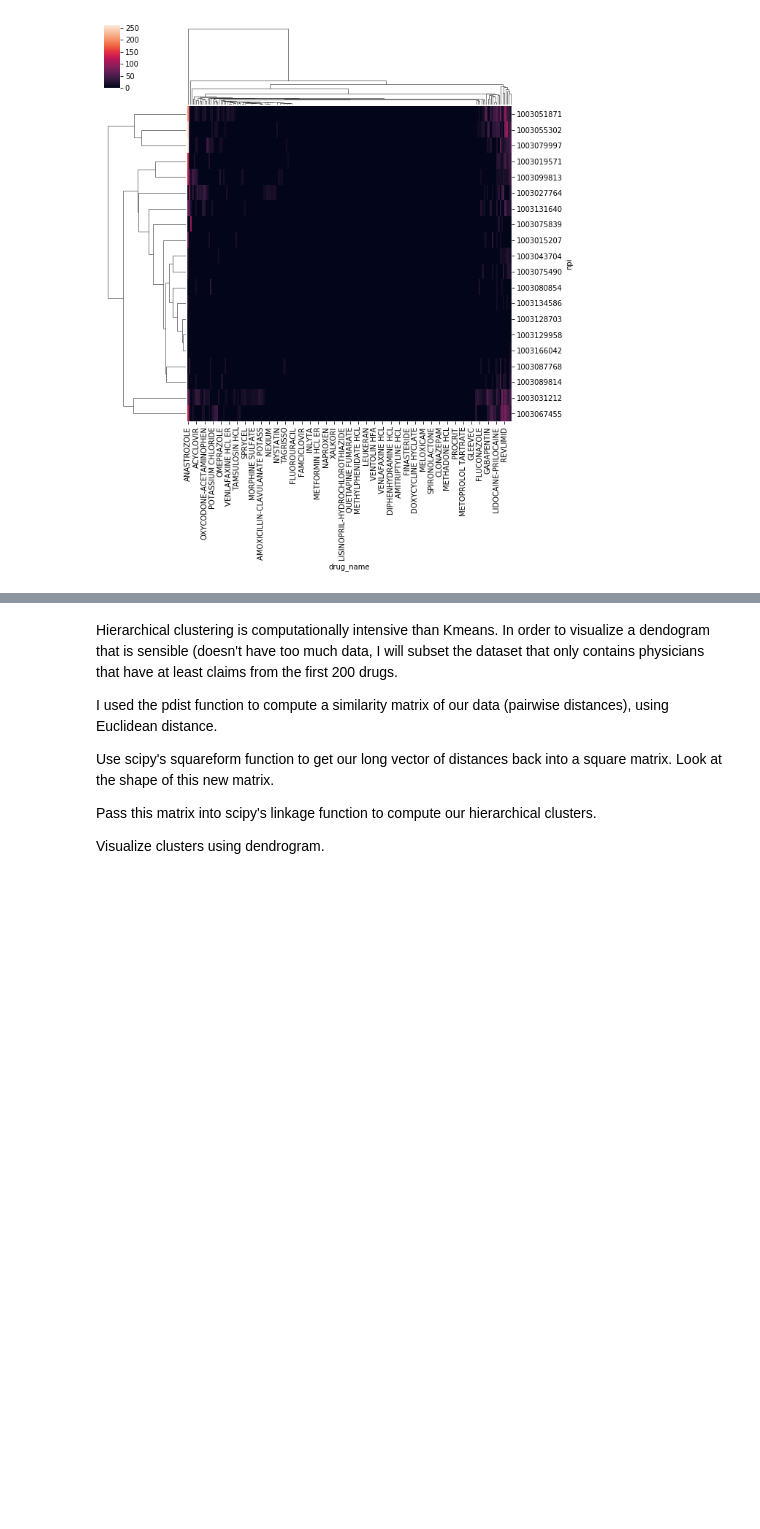
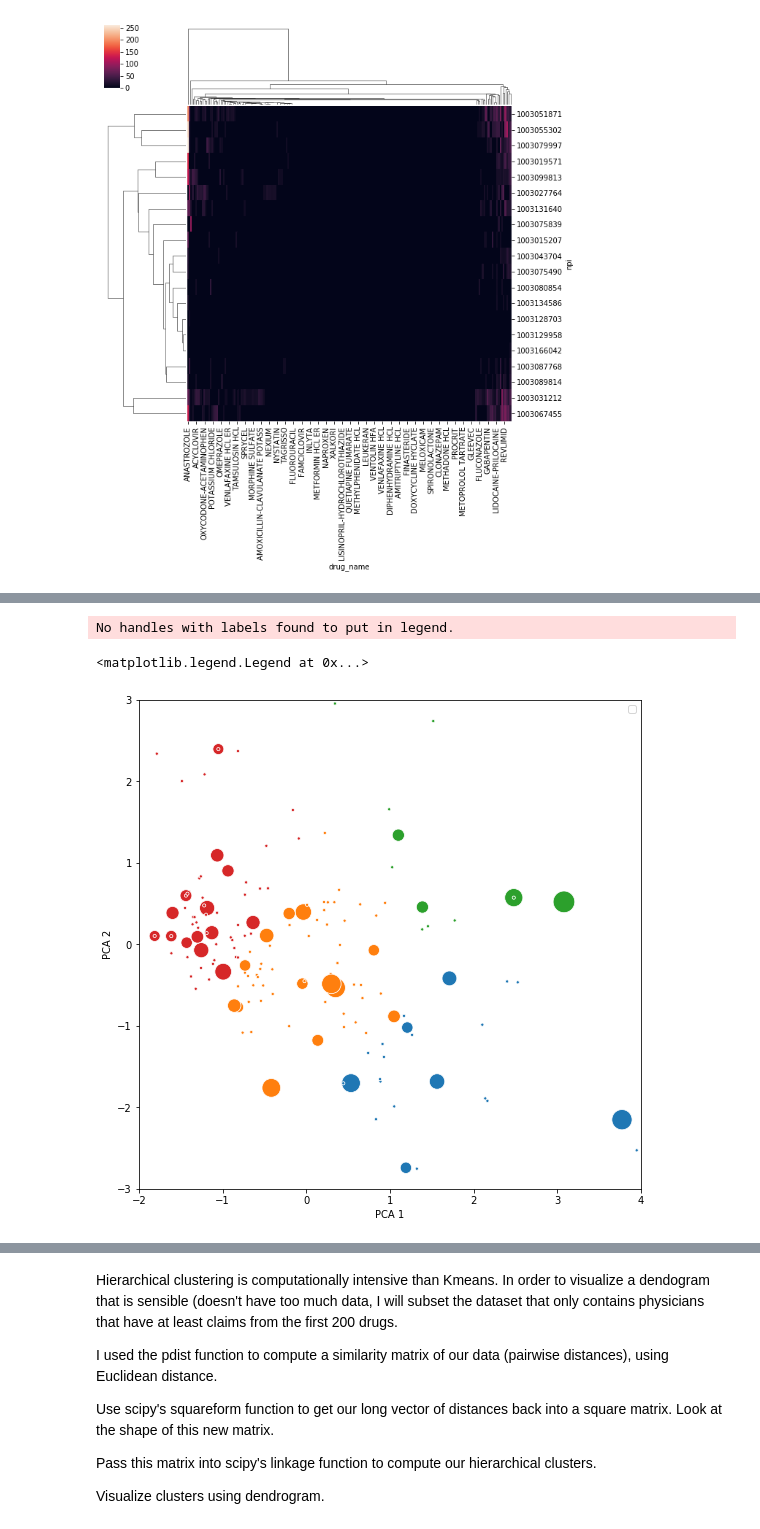
Before and after one commit to m3ngineer/med-mapper, a Jupyter notebook: hierarchical_clustering.ipynb, the cells around one changed output, grey strips where cells are left out. Drawn from its saved outputs; the diff is of its cells as text; code cells hidden in the pictures; blank space fills up the shorter version.

```diff
--- a/hierarchical_clustering.ipynb
+++ b/hierarchical_clustering.ipynb
@@ -104,0 +322,30 @@ plt.show()
+# %%
+# Create Clustermap of npi_claims_15_agg
+
+#scale data
+npi_claims_15_agg_scaled = (npi_claims_15_agg - npi_claims_15_agg.mean()) / npi_claims_15_agg.std()
+
+#PCA
+pca = PCA(n_components=2)
+npi_claims_15_pca = pca.fit_transform(npi_claims_15_agg_scaled)
+
+#KMeans clustering
+km = KMeans(n_clusters=5)
+km.fit(npi_claims_15_pca)
+predictions = km.predict(npi_claims_15_pca)
+
+# Plot
+fig = plt.figure(figsize=(9,9))
+for i in range(km.n_clusters):
+    sizes = ((npi_claims_15.loc[predictions == i, 'IMBRUVICA'] + 1) * 10).values
+    sns.scatterplot(npi_claims_15_pca[predictions == i,0], npi_claims_15_pca[predictions == i,1], s=sizes)
+
+plt.xlim(-2, 4)
+plt.ylim(-3, 3)
+plt.xlabel('PCA 1')
+plt.ylabel('PCA 2');
+plt.legend();
+# %% [output]
+No handles with labels found to put in legend.
+<matplotlib.legend.Legend at 0x...>
+[figure, added]
```
Also changed, not shown: parts of 37 cells of this notebook, 2 other files.
